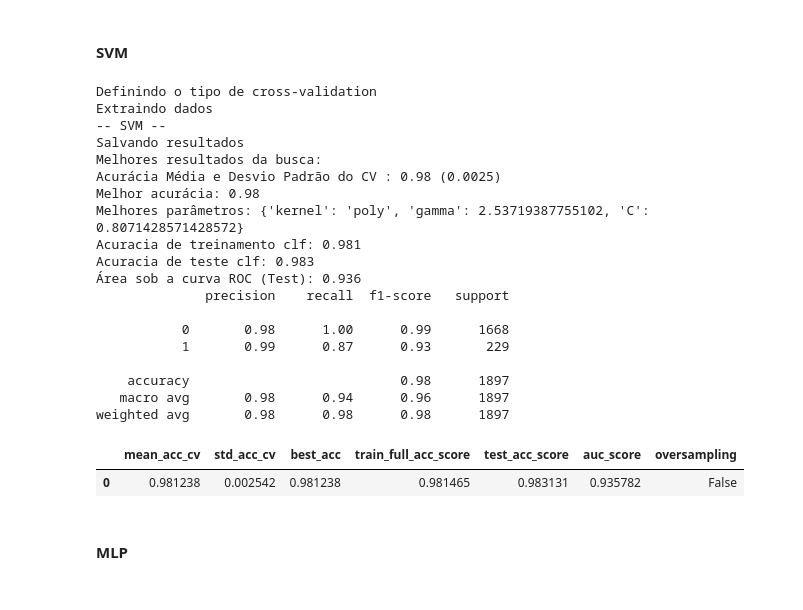
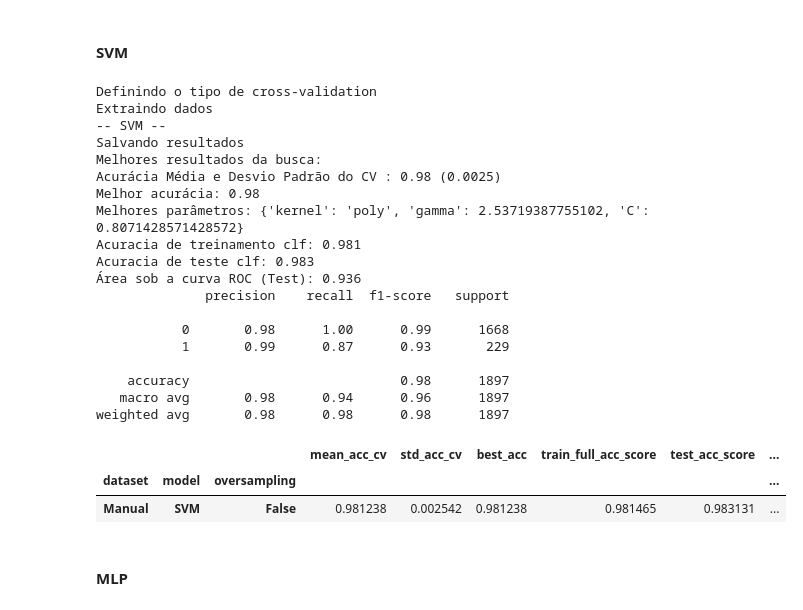
Before and after one commit to IsmaelCesar/solucoes-mineracao-de-dados-2022.1, a Jupyter notebook: Projeto_Shill_Bidding.ipynb, the cells around one changed output. Cells and saved outputs as stored; diff of their text form; code cells hidden in the pictures.

```diff
--- a/Projeto_Shill_Bidding.ipynb
+++ b/Projeto_Shill_Bidding.ipynb
@@ -605,10 +612,10 @@ best_tree, report_dtree = param_variation(
                           )
 report_dtree['oversampling'] = False
 report_dtree['dataset'] = 'Baseline'
-report_dtree['model'] = 'DTree'
+report_dtree['model'] = 'Decision Tree'
 
 overall_report['Decision Tree'] = copy.deepcopy(report_dtree)
-df = pd.DataFrame.from_dict(report_dtree)
+df = pd.DataFrame([report_dtree.values()], columns=report_dtree.keys())
 df.set_index(['dataset', 'model', 'oversampling'], inplace =True)
 df.to_csv('Results.csv', mode='a', header = True)
 df
@@ -962,7 +1032,13 @@ for model_name, boosting_params in models:
                                     seed=seed
                                     )
   report_boosting['oversampling'] = False
-  overall_report[f'Boosting {model_name}'] = report_boosting
+  report_boosting['dataset'] = 'Baseline'
+  report_boosting['model'] = f'Boosting {model_name}'
+  overall_report[f'Boosting {model_name}'] = copy.deepcopy(report_boosting)
+  df = pd.DataFrame([report_boosting.values()], columns=report_boosting.keys())
+  df.set_index(['dataset', 'model', 'oversampling'], inplace =True)
+  df.to_csv('Results.csv', mode='a', header = False)
+  df
 # %% [output]
 Definindo o tipo de cross-validation
 Extraindo dados
@@ -1160,12 +1221,12 @@ best_knn, report_knn = param_variation(
                         experiment_name='KNN',
                         search='grid'
                        )
-report_dtree['oversampling'] = False
-report_dtree['dataset'] = 'Manual'
-report_dtree['model'] = 'KNN'
+report_knn['oversampling'] = False
+report_knn['dataset'] = 'Manual'
+report_knn['model'] = 'KNN'
 
-overall_report['Decision Tree'] = copy.deepcopy(report_dtree)
-df = pd.DataFrame.from_dict(report_dtree)
+overall_report['KNN'] = copy.deepcopy(report_knn)
+df = pd.DataFrame([report_knn.values()], columns=report_knn.keys())
 df.set_index(['dataset', 'model', 'oversampling'], inplace =True)
 df.to_csv('Results.csv', mode='a', header = False)
 df
@@ -1210,8 +1271,14 @@ best_lvq, report_lvq = param_variation(
                         seed=seed
                        )
 report_lvq['oversampling'] = False
-overall_report['LVQ'] = report_lvq
-pd.DataFrame.from_dict(report_lvq)
+report_lvq['dataset'] = 'Manual'
+report_lvq['model'] = 'LVQ'
+
+overall_report['LVQ'] = copy.deepcopy(report_lvq)
+df = pd.DataFrame([report_lvq.values()], columns=report_lvq.keys())
+df.set_index(['dataset', 'model', 'oversampling'], inplace =True)
+df.to_csv('Results.csv', mode='a', header = False)
+df
 # %% [output]
 Definindo o tipo de cross-validation
 Extraindo dados
@@ -1247,37 +1315,44 @@ svm_params = {
 }
 
 best_svm, report_svm = param_variation(
                         svm,
                         svm_params,
                         experiment_data_manual,
                         experiment_name='SVM',
                         seed=seed
                       )
 report_svm['oversampling'] = False
-overall_report['SVM'] = report_svm
-pd.DataFrame.from_dict(report_svm)
+report_svm['dataset'] = 'Manual'
+report_svm['model'] = 'SVM'
+
+overall_report['SVM'] = copy.deepcopy(report_svm)
+df = pd.DataFrame([report_svm.values()], columns=report_svm.keys())
+df.set_index(['dataset', 'model', 'oversampling'], inplace =True)
+df.to_csv('Results.csv', mode='a', header = False)
+df
 # %% [output]
 Definindo o tipo de cross-validation
 Extraindo dados
 -- SVM --
 Salvando resultados
 Melhores resultados da busca:
 Acurácia Média e Desvio Padrão do CV : 0.98 (0.0025)
 Melhor acurácia: 0.98
 Melhores parâmetros: {'kernel': 'poly', 'gamma': 2.53719387755102, 'C': 0.8071428571428572}
 Acuracia de treinamento clf: 0.981
 Acuracia de teste clf: 0.983
 Área sob a curva ROC (Test): 0.936
               precision    recall  f1-score   support
 
            0       0.98      1.00      0.99      1668
            1       0.99      0.87      0.93       229
 
     accuracy                           0.98      1897
    macro avg       0.98      0.94      0.96      1897
 weighted avg       0.98      0.98      0.98      1897
-|  | mean_acc_cv | std_acc_cv | best_acc | train_full_acc_score | test_acc_score | auc_score | oversampling |
-| 0 | 0.981238 | 0.002542 | 0.981238 | 0.981465 | 0.983131 | 0.935782 | False |
+|  |  |  | mean_acc_cv | std_acc_cv | best_acc | train_full_acc_score | test_acc_score | ... |
+| dataset | model | oversampling |  |  |  |  |  | ... |
+| Manual | SVM | False | 0.981238 | 0.002542 | 0.981238 | 0.981465 | 0.983131 | ... |
 # %% [markdown]
 #### MLP
 # %%
```
Also changed, not shown: parts of 191 cells of this notebook, 2 other files.
